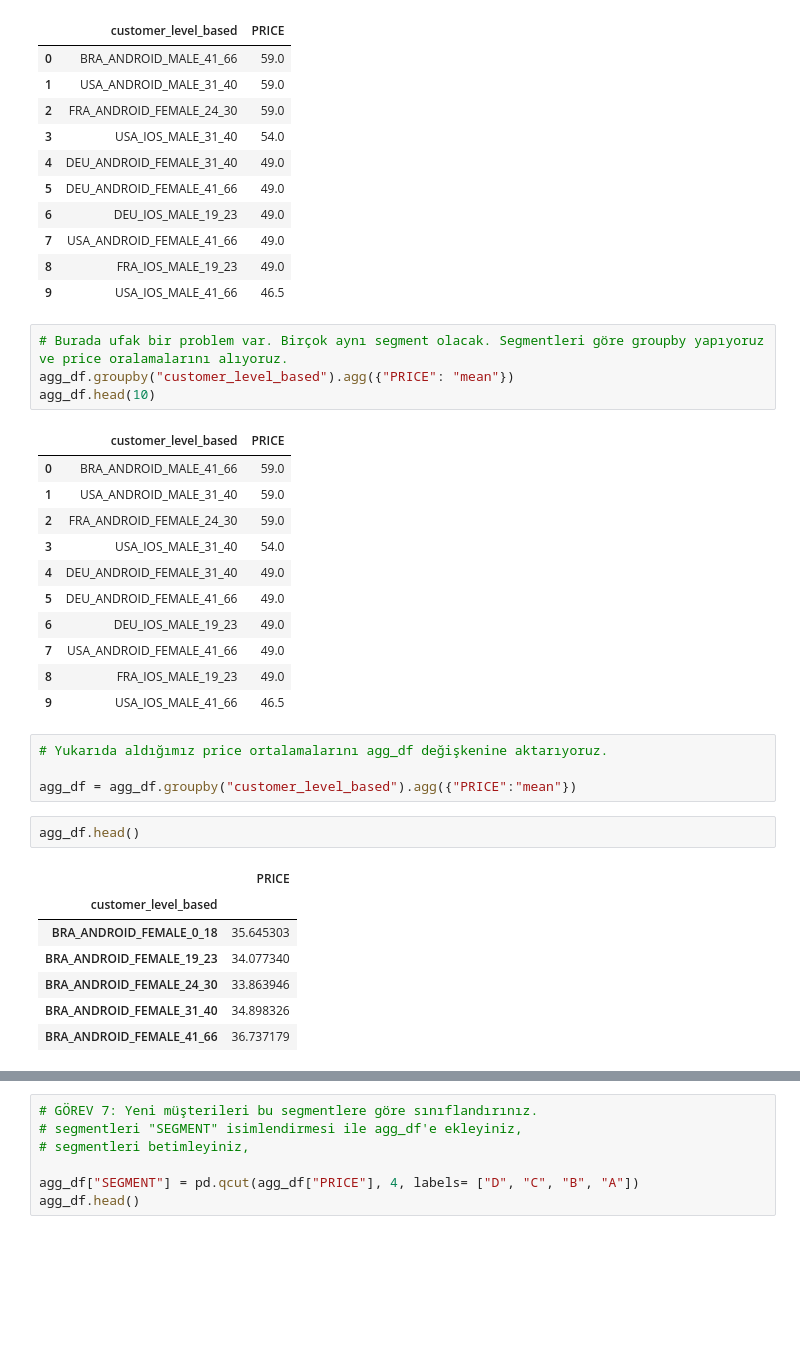
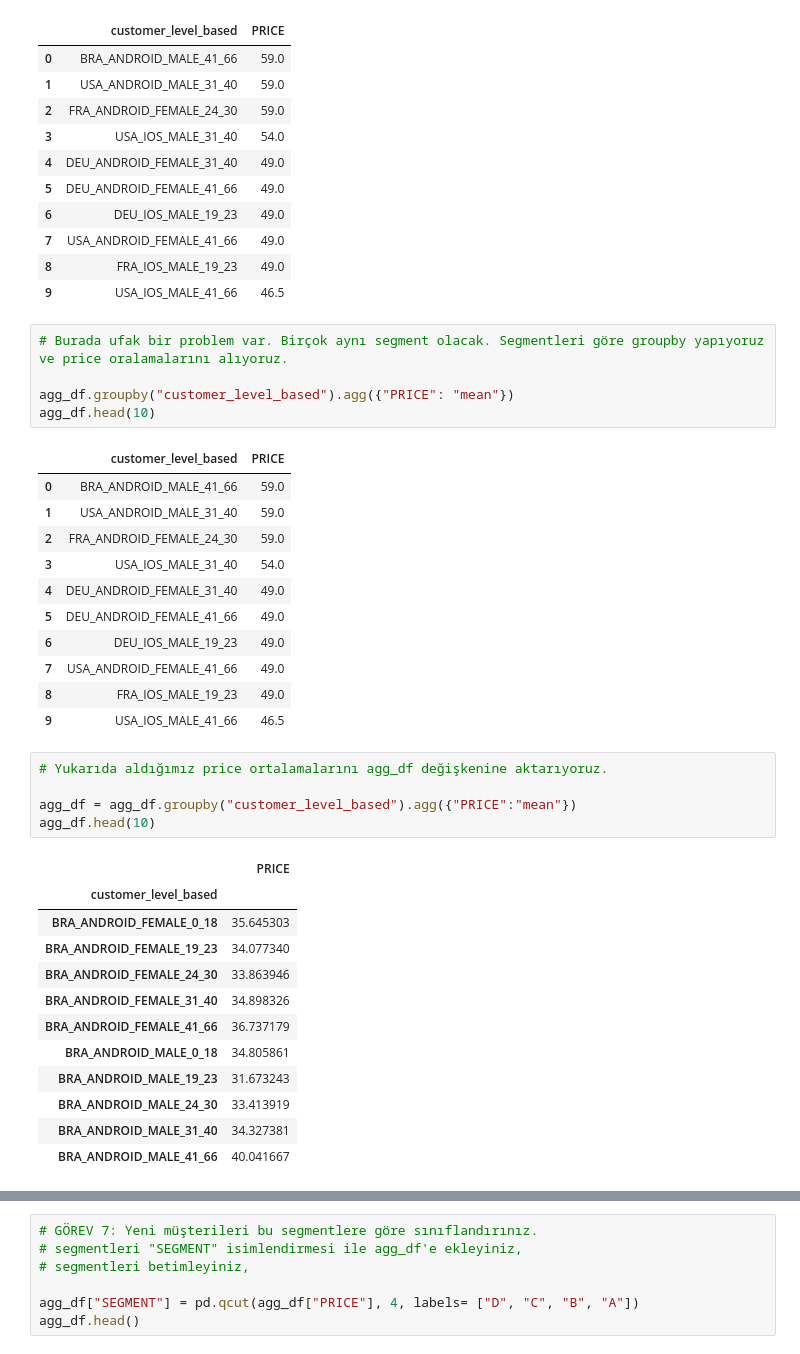
Before and after one commit to senolyldz20/Rule-Based-Classification-Case, a Jupyter notebook: Rule-Based-Classification-Case.ipynb, the cells around one changed output, grey strips where cells are left out. Saved outputs shown, nothing was run; the diff lists cells and outputs as text; blank space fills up the shorter version.

```diff
--- a/Rule-Based-Classification-Case.ipynb
+++ b/Rule-Based-Classification-Case.ipynb
@@ -305,6 +315,7 @@ agg_df.head(10)
 | 9 | USA_IOS_MALE_41_66 | 46.5 |
 # %%
 # Burada ufak bir problem var. Birçok aynı segment olacak. Segmentleri göre groupby yapıyoruz ve price oralamalarını alıyoruz.
+
 agg_df.groupby("customer_level_based").agg({"PRICE": "mean"})
 agg_df.head(10)
 # %% [output]
@@ -322,17 +333,21 @@ agg_df.head(10)
 # %%
 # Yukarıda aldığımız price ortalamalarını agg_df değişkenine aktarıyoruz.
 
 agg_df = agg_df.groupby("customer_level_based").agg({"PRICE":"mean"})
+agg_df.head(10)
+# %% [output]
+|  | PRICE |
+| customer_level_based |  |
+| BRA_ANDROID_FEMALE_0_18 | 35.645303 |
+| BRA_ANDROID_FEMALE_19_23 | 34.077340 |
+| BRA_ANDROID_FEMALE_24_30 | 33.863946 |
+| BRA_ANDROID_FEMALE_31_40 | 34.898326 |
+| BRA_ANDROID_FEMALE_41_66 | 36.737179 |
+| BRA_ANDROID_MALE_0_18 | 34.805861 |
+| BRA_ANDROID_MALE_19_23 | 31.673243 |
+| BRA_ANDROID_MALE_24_30 | 33.413919 |
+| BRA_ANDROID_MALE_31_40 | 34.327381 |
+| BRA_ANDROID_MALE_41_66 | 40.041667 |
-# %%
-agg_df.head()
-# %% [output]
-|  | PRICE |
-| customer_level_based |  |
-| BRA_ANDROID_FEMALE_0_18 | 35.645303 |
-| BRA_ANDROID_FEMALE_19_23 | 34.077340 |
-| BRA_ANDROID_FEMALE_24_30 | 33.863946 |
-| BRA_ANDROID_FEMALE_31_40 | 34.898326 |
-| BRA_ANDROID_FEMALE_41_66 | 36.737179 |
 # %%
 #customers_level_based index'te yer almaktadır. Bunu değişkene çevirelim.
 
```
Also changed, not shown: parts of 14 cells of this notebook.
